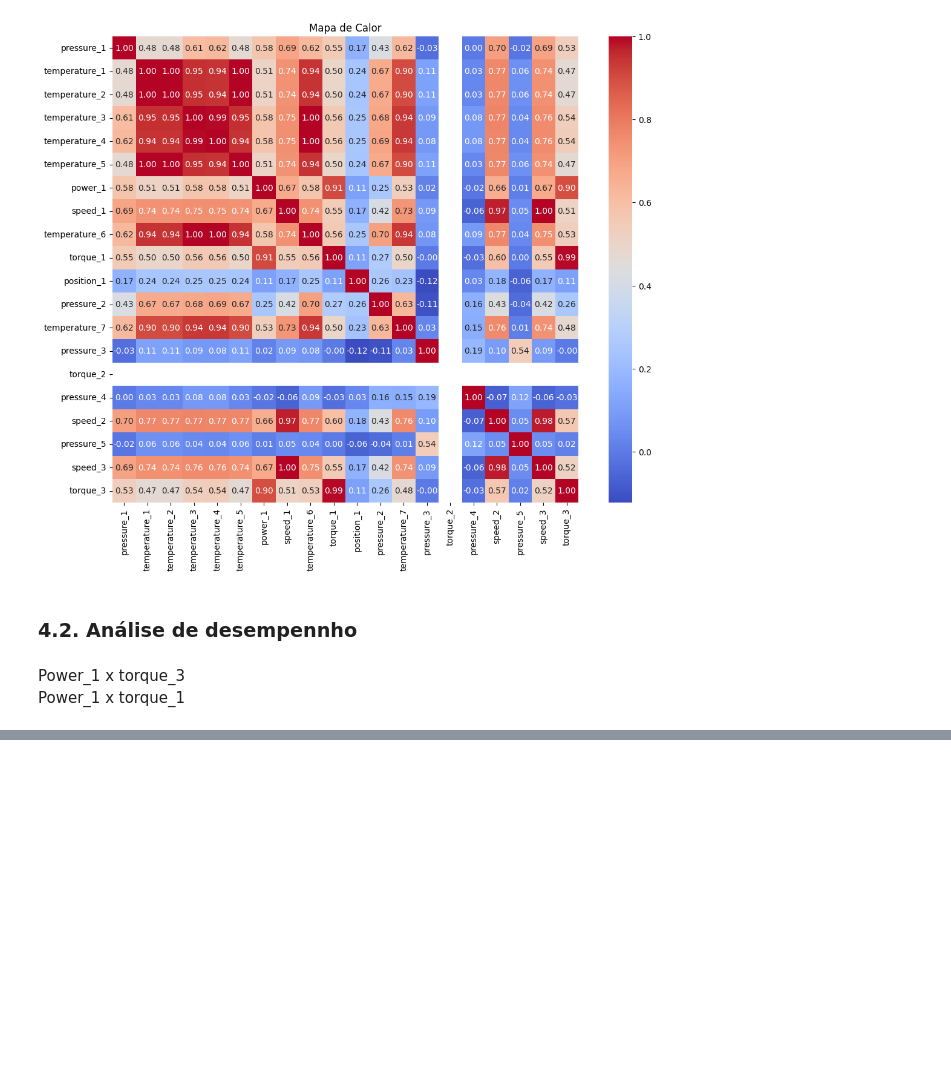
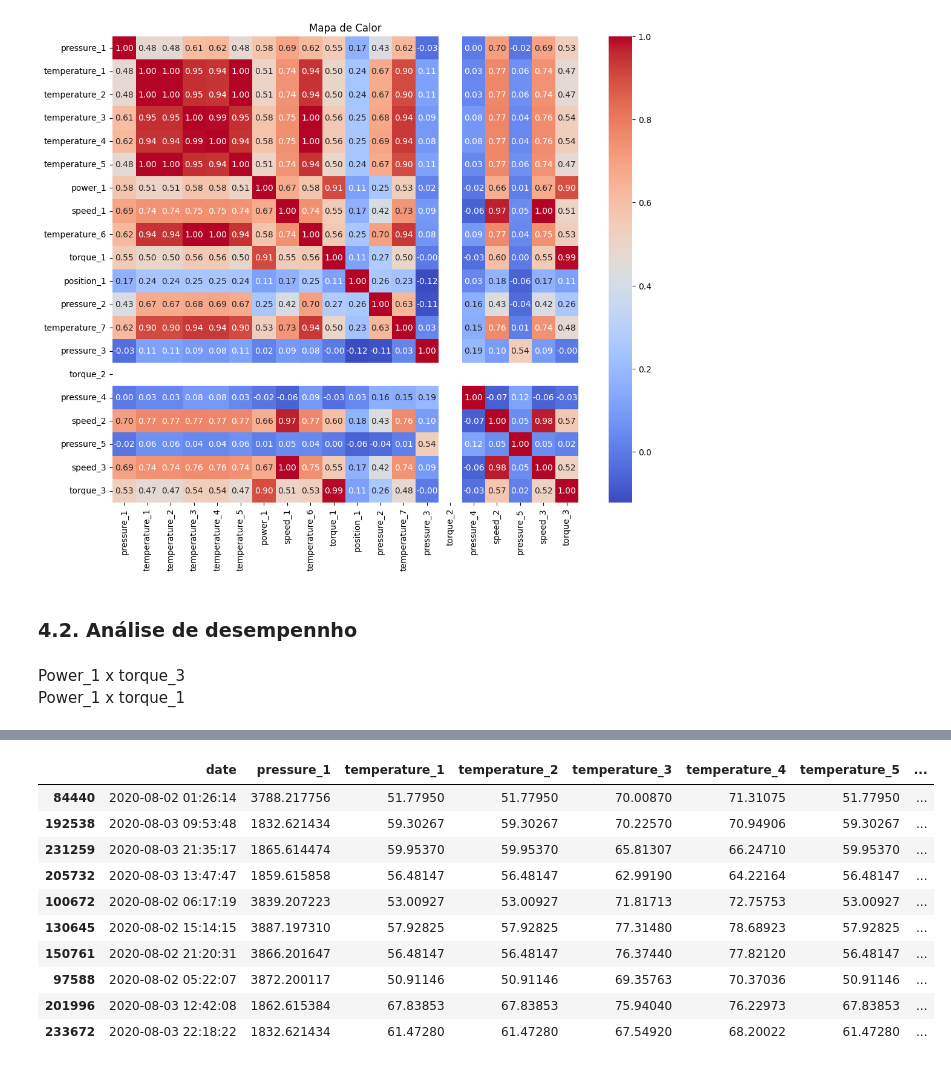
Before and after one commit to CesarSotnas/Analise_Tecnica_RIO_Analytics, a Jupyter notebook: analise_exploratoria.ipynb, the cells around one changed output, grey strips where cells are left out. Cells and saved outputs as stored; diff of their text form; code cells hidden in the pictures; blank space fills up the shorter version.

```diff
--- a/analise_exploratoria.ipynb
+++ b/analise_exploratoria.ipynb
@@ -53,7 +56,7 @@ df.rename(columns = {'Unnamed: 0': 'date'}, inplace = True)
 # %%
 df['date'] = pd.to_datetime(df['date'])
 # %%
-df.set_index('date', inplace = True)
+# df.set_index('date', inplace = True)
 # %%
 df.sample(5)
 # %% [output]
@@ -251,0 +243,15 @@ plt.show()
+# %%
+dados_novos = df.sample(10)
+dados_novos
+# %% [output]
+|  | date | pressure_1 | temperature_1 | temperature_2 | temperature_3 | temperature_4 | temperature_5 | ... |
+| 84440 | 2020-08-02 01:26:14 | 3788.217756 | 51.77950 | 51.77950 | 70.00870 | 71.31075 | 51.77950 | ... |
+| 192538 | 2020-08-03 09:53:48 | 1832.621434 | 59.30267 | 59.30267 | 70.22570 | 70.94906 | 59.30267 | ... |
+| 231259 | 2020-08-03 21:35:17 | 1865.614474 | 59.95370 | 59.95370 | 65.81307 | 66.24710 | 59.95370 | ... |
+| 205732 | 2020-08-03 13:47:47 | 1859.615858 | 56.48147 | 56.48147 | 62.99190 | 64.22164 | 56.48147 | ... |
+| 100672 | 2020-08-02 06:17:19 | 3839.207223 | 53.00927 | 53.00927 | 71.81713 | 72.75753 | 53.00927 | ... |
+| 130645 | 2020-08-02 15:14:15 | 3887.197310 | 57.92825 | 57.92825 | 77.31480 | 78.68923 | 57.92825 | ... |
+| 150761 | 2020-08-02 21:20:31 | 3866.201647 | 56.48147 | 56.48147 | 76.37440 | 77.82120 | 56.48147 | ... |
+| 97588 | 2020-08-02 05:22:07 | 3872.200117 | 50.91146 | 50.91146 | 69.35763 | 70.37036 | 50.91146 | ... |
+| 201996 | 2020-08-03 12:42:08 | 1862.615384 | 67.83853 | 67.83853 | 75.94040 | 76.22973 | 67.83853 | ... |
+| 233672 | 2020-08-03 22:18:22 | 1832.621434 | 61.47280 | 61.47280 | 67.54920 | 68.20022 | 61.47280 | ... |
```
Also changed, not shown: parts of 10 cells of this notebook.
